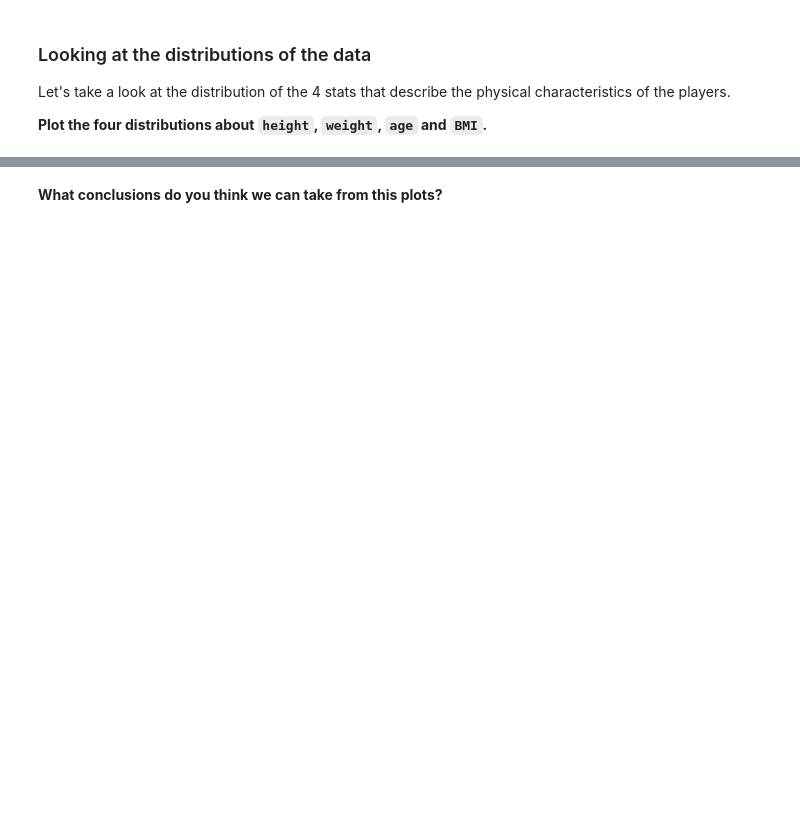
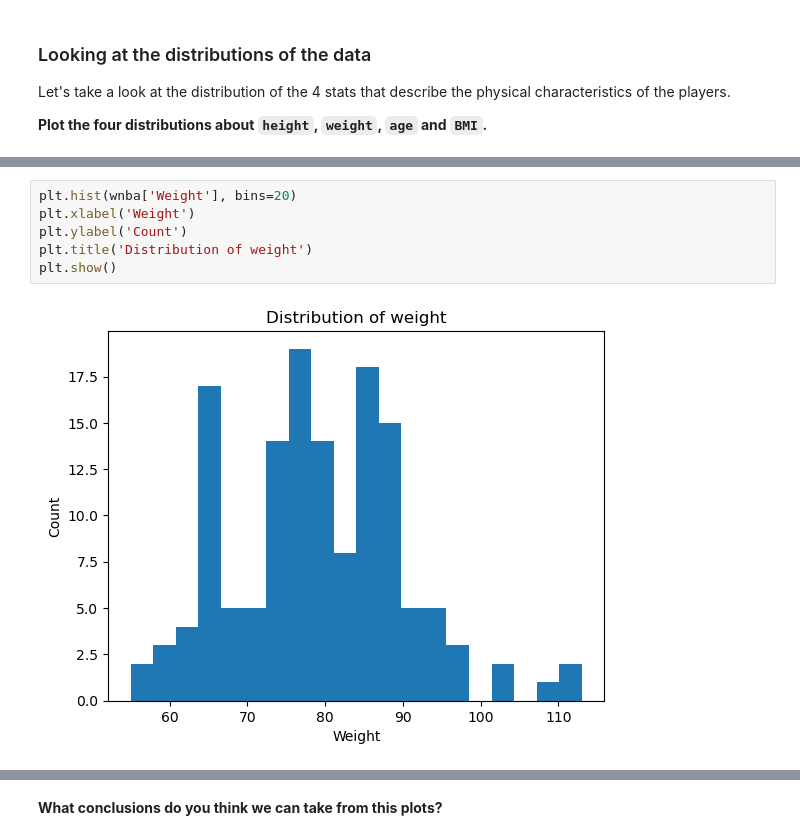
Before and after one commit to ta-data-lis/M2-mini-project2, a Jupyter notebook: your-code/2.-Exploratory-Data-Analysis.ipynb, the cells around one changed output, grey strips where cells are left out. Drawn from its saved outputs; the diff is of its cells as text; blank space fills up the shorter version.

```diff
--- a/your-code/2.-Exploratory-Data-Analysis.ipynb
+++ b/your-code/2.-Exploratory-Data-Analysis.ipynb
@@ -36,0 +82,8 @@ Let's take a look at the distribution of the 4 stats that describe the physical
+# %%
+plt.hist(wnba['Weight'], bins=20)
+plt.xlabel('Weight')
+plt.ylabel('Count')
+plt.title('Distribution of weight')
+plt.show()
+# %% [output]
+[figure, added]
```
Also changed, not shown: parts of 17 cells of this notebook, 3 other files.
